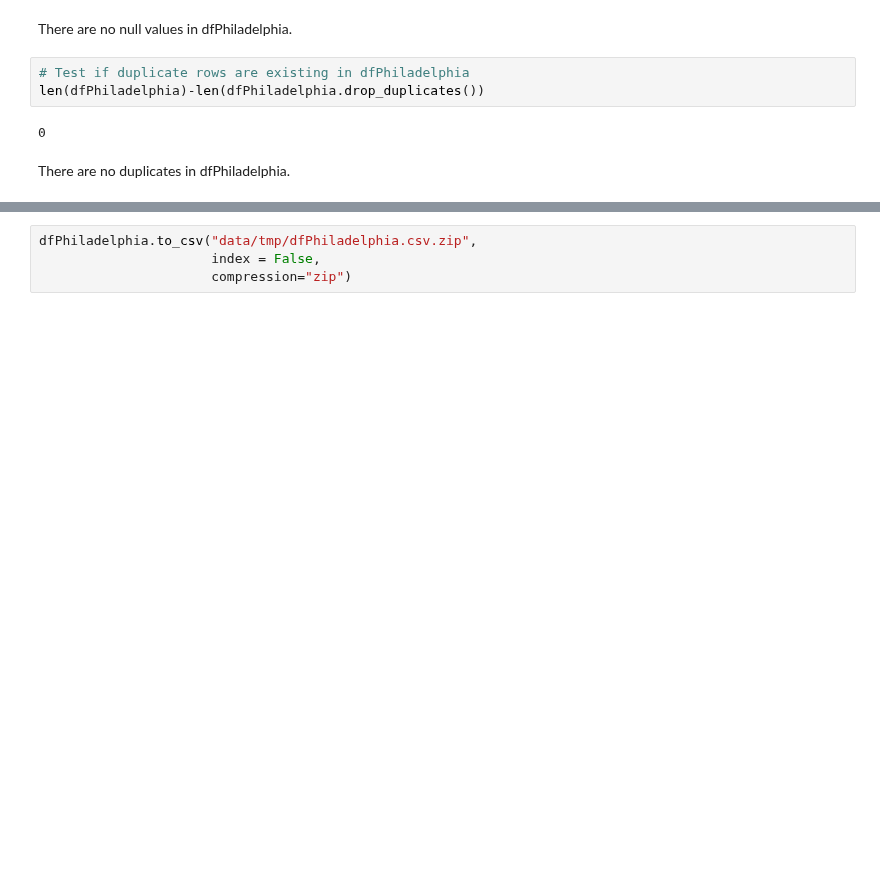
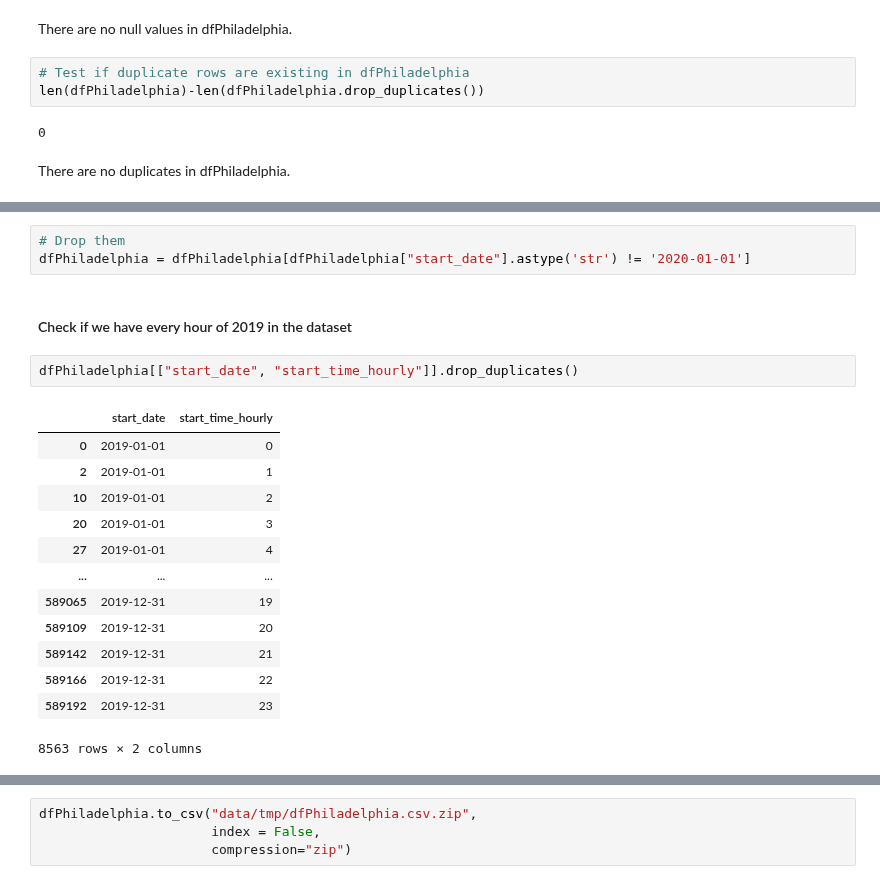
Before and after one commit to Hannah2800/AA_2022_PythonPandas, a Jupyter notebook: Task 1 - Data Collection and Preparation.ipynb, the cells around one changed output, grey strips where cells are left out. Drawn from its saved outputs; the diff is of its cells as text; blank space fills up the shorter version.

```diff
--- a/Task 1 - Data Collection and Preparation.ipynb
+++ b/Task 1 - Data Collection and Preparation.ipynb
@@ -1477,0 +1418,21 @@ There are no duplicates in dfPhiladelphia.
+# %%
+# Drop them
+dfPhiladelphia = dfPhiladelphia[dfPhiladelphia["start_date"].astype('str') != '2020-01-01']
+# %% [markdown]
+#### Check if we have every hour of 2019 in the dataset
+# %%
+dfPhiladelphia[["start_date", "start_time_hourly"]].drop_duplicates()
+# %% [output]
+|  | start_date | start_time_hourly |
+| 0 | 2019-01-01 | 0 |
+| 2 | 2019-01-01 | 1 |
+| 10 | 2019-01-01 | 2 |
+| 20 | 2019-01-01 | 3 |
+| 27 | 2019-01-01 | 4 |
+| ... | ... | ... |
+| 589065 | 2019-12-31 | 19 |
+| 589109 | 2019-12-31 | 20 |
+| 589142 | 2019-12-31 | 21 |
+| 589166 | 2019-12-31 | 22 |
+| 589192 | 2019-12-31 | 23 |
+8563 rows × 2 columns
```
Also changed, not shown: parts of 69 cells of this notebook, 1 other file.
